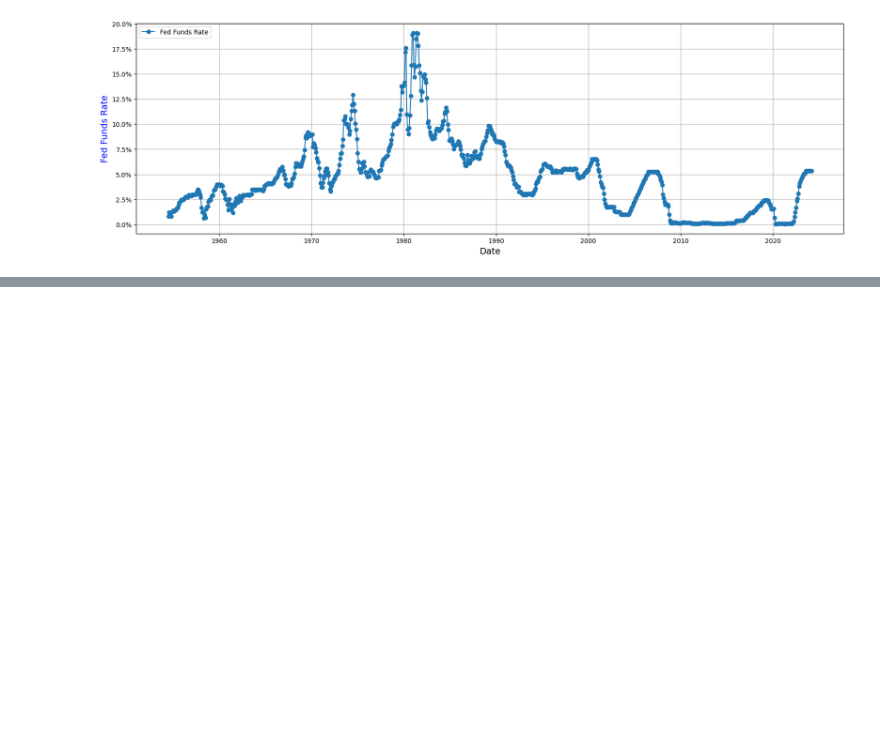
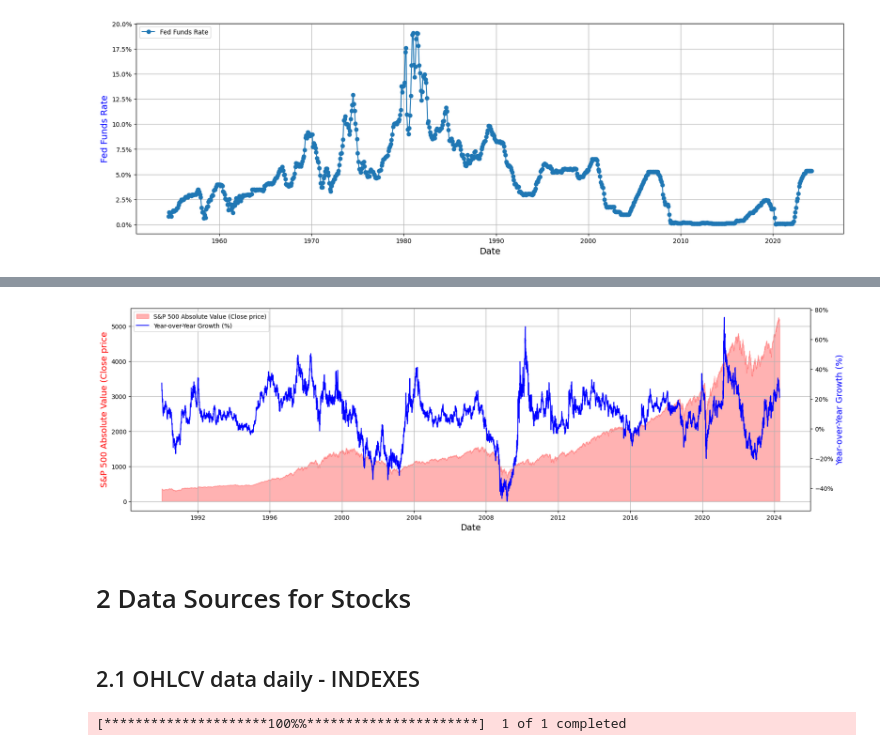
Before and after one commit to tarasenya/stock-markets-analytics-zoomcamp, a Jupyter notebook: Week-1/Lecture-1.ipynb, the cells around one changed output, grey strips where cells are left out. Drawn from its saved outputs; the diff is of its cells as text; code cells hidden in the pictures; blank space fills up the shorter version.

```diff
--- a/Week-1/Lecture-1.ipynb
+++ b/Week-1/Lecture-1.ipynb
@@ -188,0 +210,4 @@ plt.show()
+# %%
+# SPX= S&P500
+spx_index = pdr.get_data_stooq('^SPX', start, end)
+spx_index.head()
@@ -188,0 +222,7 @@ plt.show()
+# %%
+
+# 252 trading days a year
+  # REVERSE ORDER OF THE DATA!!!
+spx_index['spx_dod'] = (spx_index.Close/spx_index.Close.shift(-1)-1)
+spx_index['spx_qoq'] = (spx_index.Close/spx_index.Close.shift(-63)-1)
+spx_index['spx_yoy'] = (spx_index.Close/spx_index.Close.shift(-252)-1)
@@ -188,0 +239,45 @@ plt.show()
+# %%
+spx_truncated = spx_index[spx_index.index>='1990-01-01']
+# %%
+
+# S&P500 abs. vs. relative growth
+fig, ax = plt.subplots(figsize=(20, 6))
+plt.grid(True)
+
+# Plotting area under CPI
+ax.fill_between(spx_truncated.index, spx_truncated.Close, color="red", alpha=0.3, label="S&P 500 Absolute Value (Close price)")
+
+# Creating a secondary y-axis for CPI growth percentage
+ax2 = ax.twinx()
+ax2.yaxis.set_major_formatter(mtick.PercentFormatter(1.0))
+ax2.plot(spx_truncated.spx_yoy,
+         color="blue",
+        #  marker=".",
+         label="Year-over-Year Growth (%)")
+
+# Setting labels and title
+ax.set_xlabel("Date", fontsize=14)
+ax.set_ylabel("S&P 500 Absolute Value (Close price", color="red", fontsize=14)
+ax2.set_ylabel("Year-over-Year Growth (%)", color="blue", fontsize=14)
+
+# Adding legend
+lines, labels = ax.get_legend_handles_labels()
+lines2, labels2 = ax2.get_legend_handles_labels()
+ax2.legend(lines + lines2, labels + labels2, loc='upper left')
+
+plt.show()
+# %% [output]
+[figure, added]
+# %% [markdown]
+# 2 Data Sources for Stocks
+# %% [markdown]
+## 2.1 OHLCV data daily - INDEXES
+# %%
+# INDEXES from Yahoo Finance
+# DAX index (XETRA - XETRA Delayed Price. Currency in EUR)
+# WEB: https://finance.yahoo.com/quote/%5EGDAXI
+dax_daily = yf.download(tickers = "^GDAXI",
+                     period = "max",
+                     interval = "1d")
+# %% [output]
+[*********************100%%**********************]  1 of 1 completed
```
Also changed, not shown: parts of 35 cells of this notebook, 5 other files.
